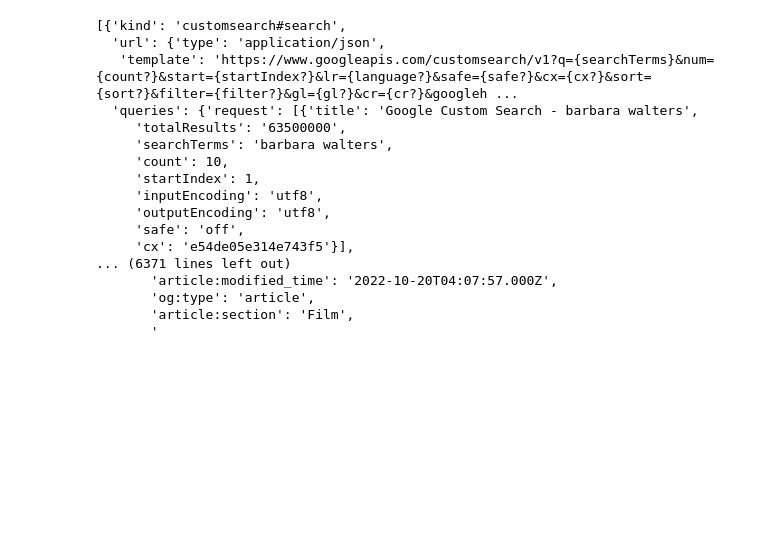
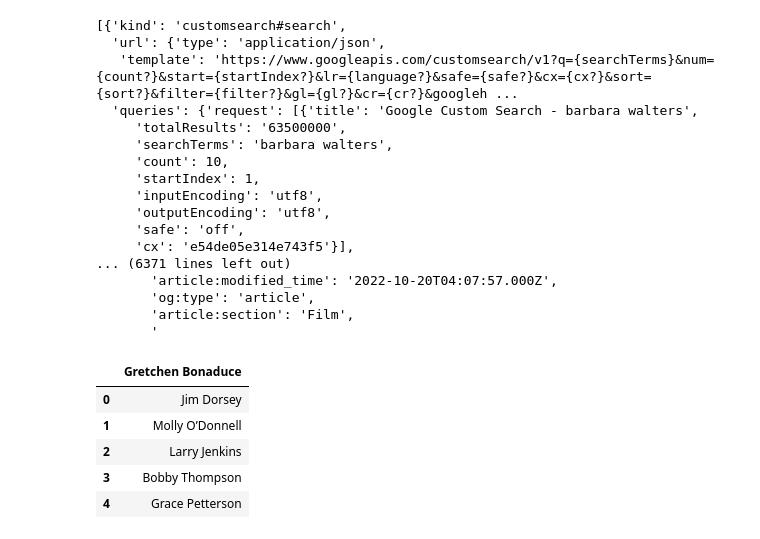
Before and after one commit to gtokusum/Arrival-Google-Search, a Jupyter notebook: displayLink.ipynb, the cells around one changed output. Saved outputs shown, nothing was run; the diff lists cells and outputs as text; code cells hidden in the pictures; blank space fills up the shorter version.

```diff
--- a/displayLink.ipynb
+++ b/displayLink.ipynb
@@ -140,0 +143,9 @@ datajson
+# %%
+df.head()
+# %% [output]
+|  | Gretchen Bonaduce |
+| 0 | Jim Dorsey |
+| 1 | Molly O’Donnell |
+| 2 | Larry Jenkins |
+| 3 | Bobby Thompson |
+| 4 | Grace Petterson |
```
Also changed, not shown: parts of 4 cells of this notebook, 1 other file.
